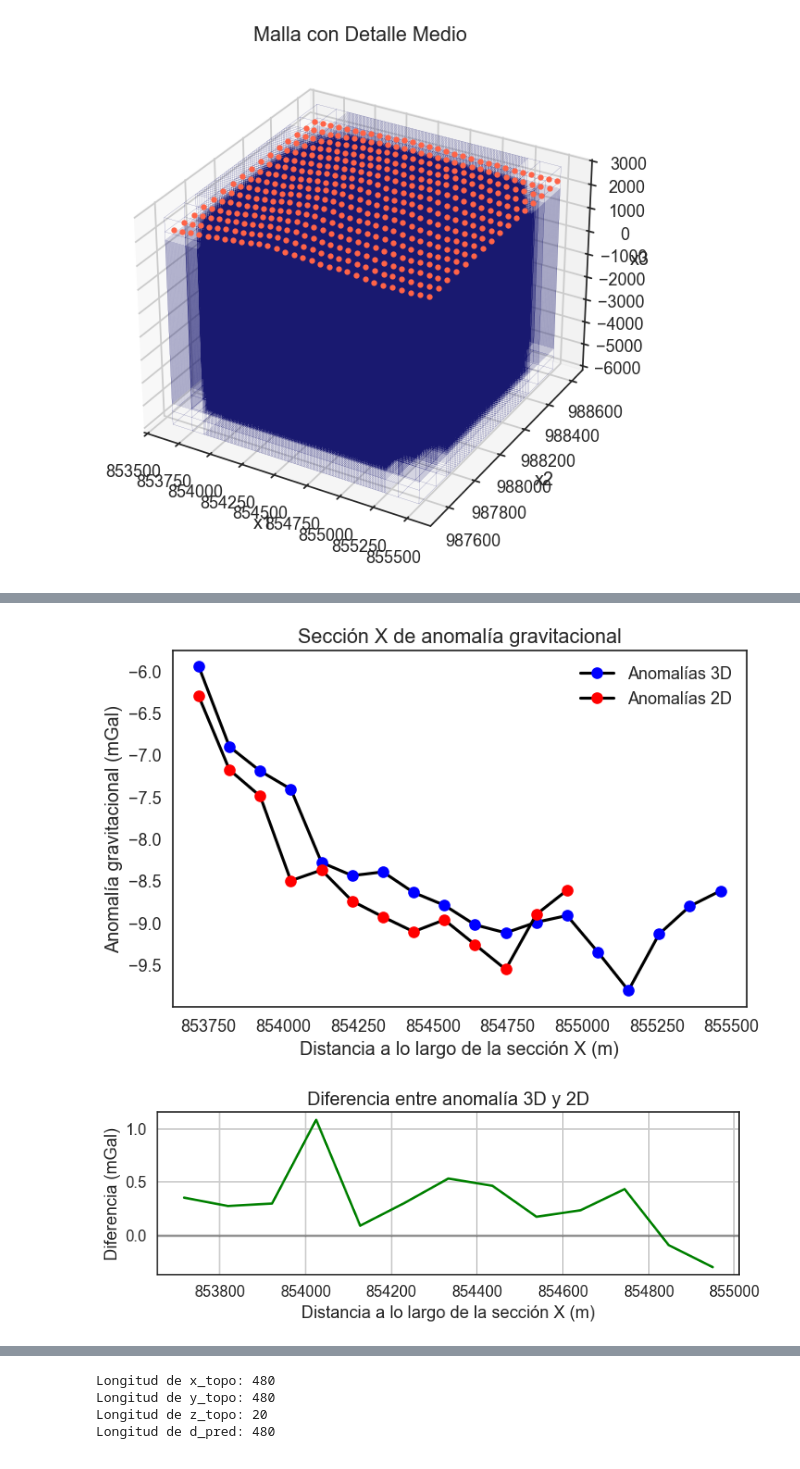
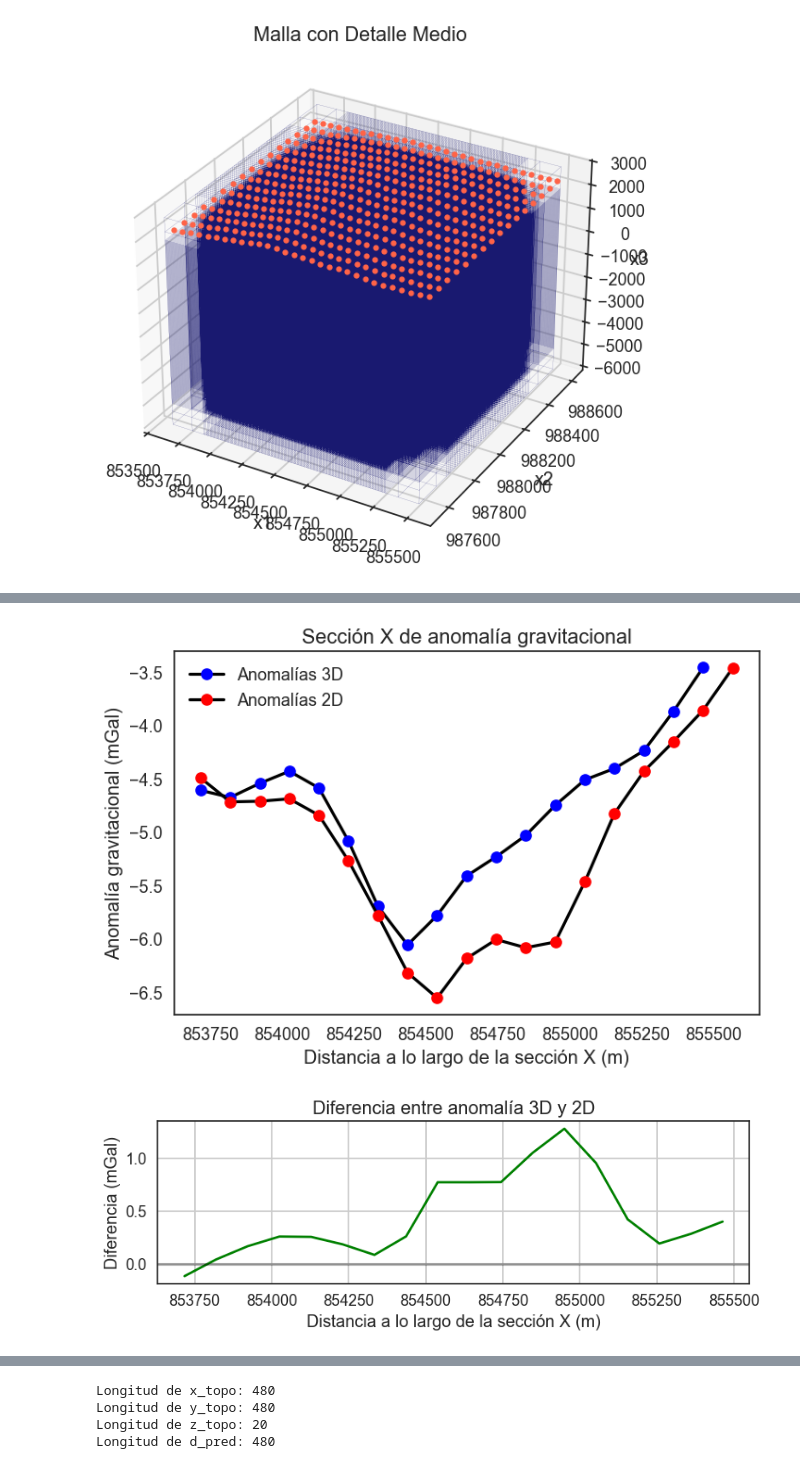
Before and after one commit to GabrielMoreno09/VCM-Project, a Jupyter notebook: Inversion&Modelamiento_VCM/Modelamiento_directo/Modelamiento_SimPEG (4).ipynb, the cells around one changed output, grey strips where cells are left out. Saved outputs shown, nothing was run; the diff lists cells and outputs as text; code cells hidden in the pictures.

```diff
--- a/Inversion&Modelamiento_VCM/Modelamiento_directo/Modelamiento_SimPEG (4).ipynb
+++ b/Inversion&Modelamiento_VCM/Modelamiento_directo/Modelamiento_SimPEG (4).ipynb
@@ -267,0 +267,3 @@ MemoryError: Unable to allocate 1.19 GiB for an array with shape (107, 499225, 3
+# %%
+#Computar Tensor Mesh y el modelo geológico
+sol_block = gp.compute_model_at(geo_model, meshes.gridCC)
@@ -280,7 +291,7 @@ MemoryError: Unable to allocate 1.19 GiB for an array with shape (107, 499225, 3
 # %%
 # Definir los valores de contraste de densidad para cada unidad en g/cm³
 
-background_density = 2.75
+background_density = 2.79
 
 densities = {
     0: background_density,  # Densidad del complejo metamórfico (g/cm³) #2.9
@@ -305,7 +316,7 @@ model = np.zeros(nC)
 
 # Mapear los valores de contraste de densidad del modelo GemPy al modelo SimPEG
 for i, density in densities.items():
-    ind_lith = lith_block[ind_active] == i
+    ind_lith = sol_block[ind_active] == i
     model[ind_lith] = density - background_density
 # %%
 # Visualizar el modelo de contraste de densidad
@@ -414,8 +425,11 @@ plt.show()
 # y las coordenadas x, y, z correspondientes
 
 # Definir la línea de sección (ajusta estos valores según tu necesidad)
-x_start, y_start = 853614, 988169  # Coordenadas de inicio
-x_end, y_end = 855566, 988169  # Coordenadas de fin
+# x_start, y_start = 853614, 988169  # Coordenadas de inicio
+# x_end, y_end = 855566, 988169  # Coordenadas de fin
+
+x_start, y_start = 853614, 987800  # Coordenadas de inicio
+x_end, y_end = 855566, 987800  # Coordenadas de fin
 
 # Crear puntos a lo largo de la línea de sección
 num_points = 20
@@ -457,34 +471,34 @@ simulation_2d = gravity.simulation.Simulation3DIntegral(
     survey=survey_2d,
     mesh=meshes,
     rhoMap=maps.IdentityMap(nP=model.size),
     ind_active=ind_active,
 )
 d_pred_2d = simulation_2d.dpred(model)
 
 # Graficar los resultados
 plt.figure(figsize=(8, 5))
 plt.plot(distance, (z_section), color='black', marker="o", markerfacecolor='blue', label="Anomalías 3D")
 plt.plot(distance, (-d_pred_2d), color='black', marker="o", markerfacecolor='red', label="Anomalías 2D")
 plt.xlabel('Distancia a lo largo de la sección X (m)')
 plt.ylabel('Anomalía gravitacional (mGal)')
 plt.title('Sección X de anomalía gravitacional')
 plt.legend()
 # plt.colorbar(im, label='mGal')
 plt.show()
 
 # Calcular y mostrar la diferencia entre ambas respuestas
 diff = z_section - (-d_pred_2d)
 plt.figure(figsize=(8, 3))
 plt.plot(distance, diff, 'g-', linewidth=2)
 plt.xlabel('Distancia a lo largo de la sección X (m)')
 plt.ylabel('Diferencia (mGal)')
 plt.title('Diferencia entre anomalía 3D y 2D')
 plt.grid(True)
 plt.axhline(y=0, color='k', linestyle='-', alpha=0.3)
 plt.tight_layout()
 plt.show()
 # %% [output]
-[figure, old version]
+[figure, new version]
-[figure, old version]
+[figure, new version]
 # %%
 # Definir la línea de sección (sección Y)
```
Also changed, not shown: parts of 17 cells of this notebook, 16 other files.
